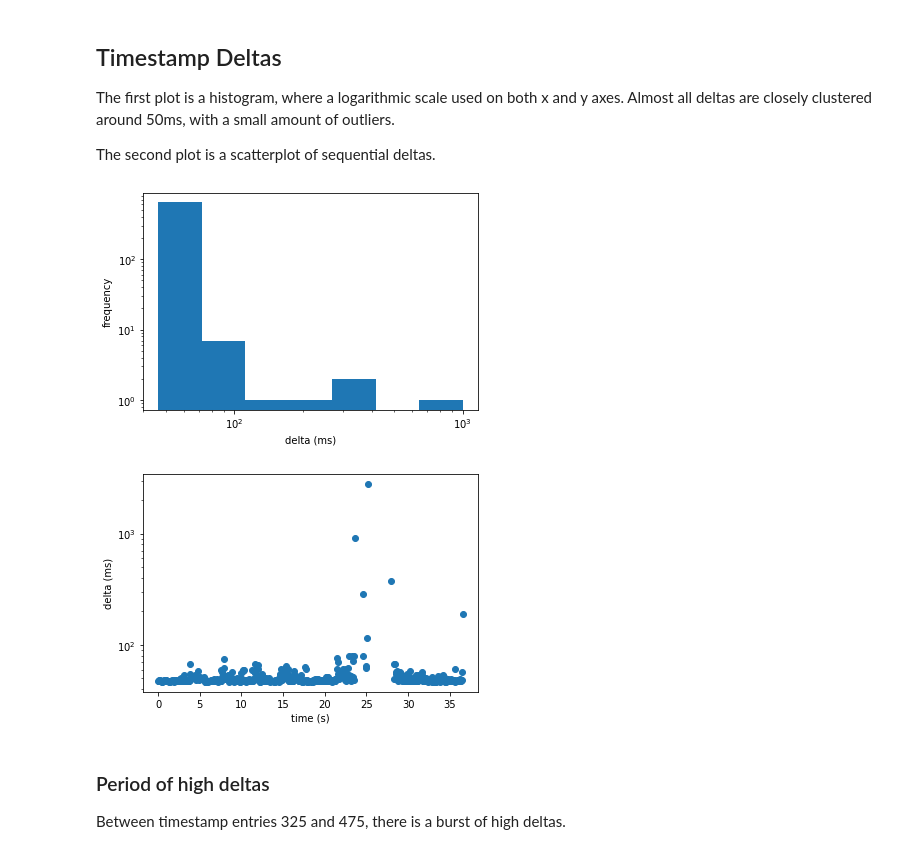
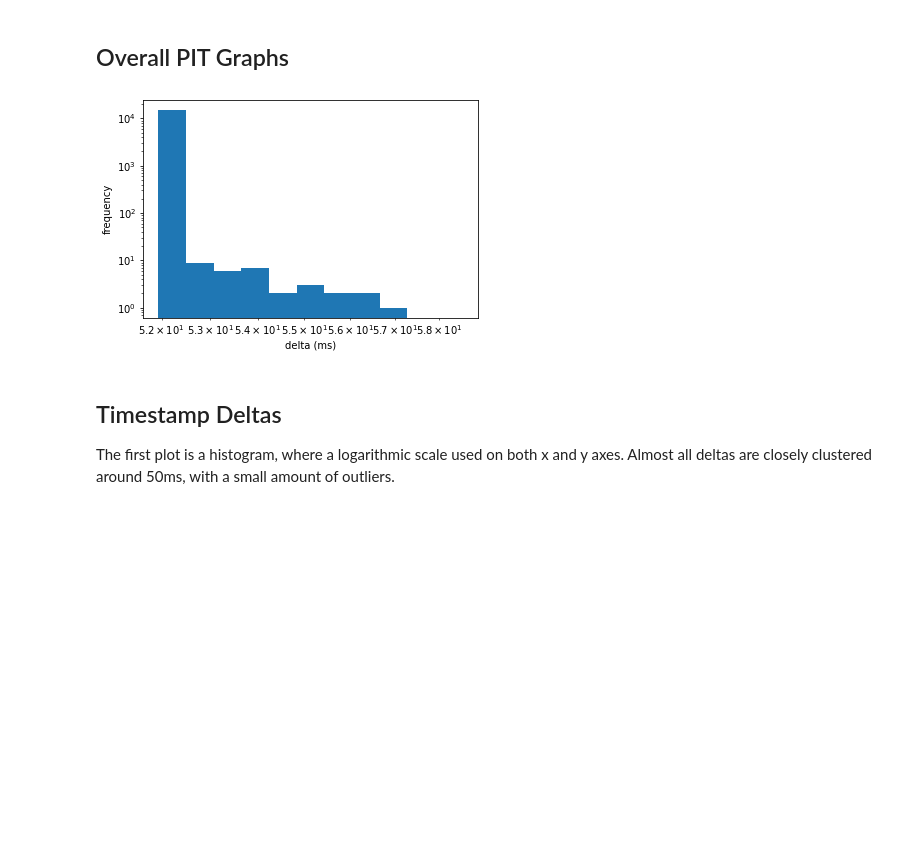
Before and after one commit to elba-docker/instrumentation, a Jupyter notebook: radvisor/analysis.ipynb, the cells around one changed output. Cells and saved outputs as stored; diff of their text form; code cells hidden in the pictures; blank space fills up the shorter version.

```diff
--- a/radvisor/analysis.ipynb
+++ b/radvisor/analysis.ipynb
@@ -39,7 +20,14 @@ KeyError: 'read'
 # %%
-target_file = './logs/v1/radvisor_2020-03-22_02:20:46.492.log'
+target_file = './logs/v1.1.0/kubernetes/9f0b1893-15e7-442a-966a-b0d19a35fc1c_1585470948.log'
 entries = data[target_file]
-parser.analyze_timestamps(entries)
+
+import matplotlib.pyplot as plt
+import pandas as pd
+import numpy as np
+
+all_deltas = [d for f in data.keys() for d in parser.get_ts_deltas(data[f])]
+all_deltas_df = pd.DataFrame({'Read deltas (ms)': all_deltas})
+print(all_deltas_df.describe(include='all'))
 
 min_ts = min(e.read for e in entries.values())
 
@@ -50,32 +46,18 @@ KeyError: './logs/v2/dockerd_2020-03-19_21:18:31.521.log'
+# %% [markdown]
+## Overall PIT Graphs
+# %%
+deltas = parser.get_ts_deltas(entries)
+# deltas = all_deltas
+deltas_series = pd.Series(deltas)
+plt.hist(deltas, bins=np.geomspace(deltas_series.min(), deltas_series.max(), 12))
+plt.xscale('log')
+plt.yscale('log')
+plt.xlabel("delta (ms)")
+plt.ylabel("frequency")
+plt.show()
+# %% [output]
+[figure, added]
 # %% [markdown]
 ## Timestamp Deltas
 
 The first plot is a histogram, where a logarithmic scale used on both x and y axes. Almost all deltas are closely clustered around 50ms, with a small amount of outliers.
-
-The second plot is a scatterplot of sequential deltas.
-# %%
-import matplotlib.pyplot as plt
-import pandas as pd
-import numpy as np
-
-d = parser.get_ts_deltas(entries)
-deltas = pd.Series(d)
-plt.hist(deltas, bins=np.geomspace(deltas.min(), 1000, 8))
-plt.xscale('log')
-plt.yscale('log')
-plt.xlabel("delta (ms)")
-plt.ylabel("frequency")
-plt.show()
-
-plt.scatter([to_s(e.read) for e in entries.values()][:-1], deltas, marker='o')
-plt.yscale('log')
-plt.ylabel("delta (ms)")
-plt.xlabel("time (s)")
-plt.show()
-# %% [output]
-[figure, removed]
-[figure, removed]
-# %% [markdown]
-### Period of high deltas
-
-Between timestamp entries 325 and 475, there is a burst of high deltas.
```
Also changed, not shown: parts of 9 cells of this notebook, 1 other file.
